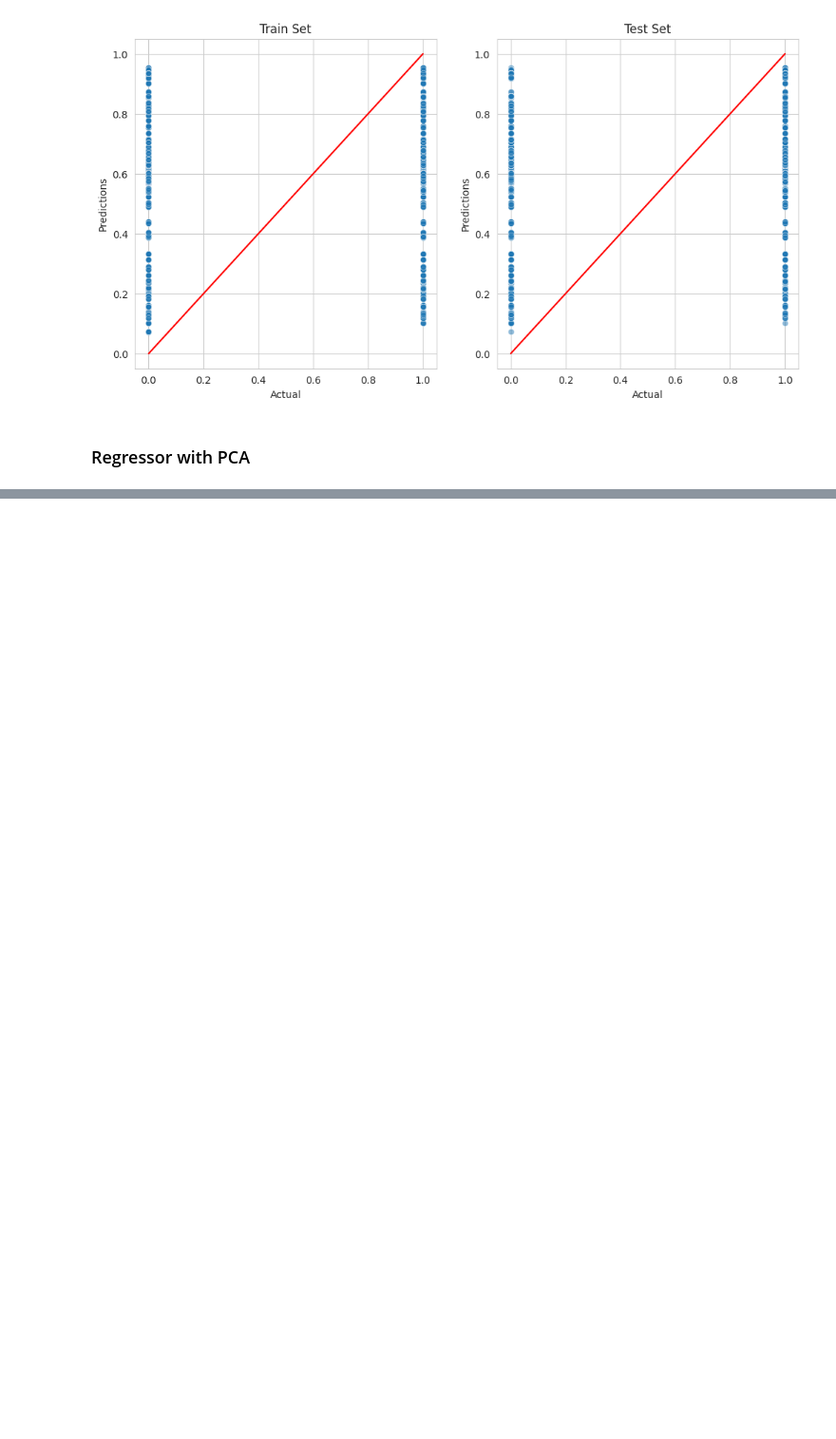
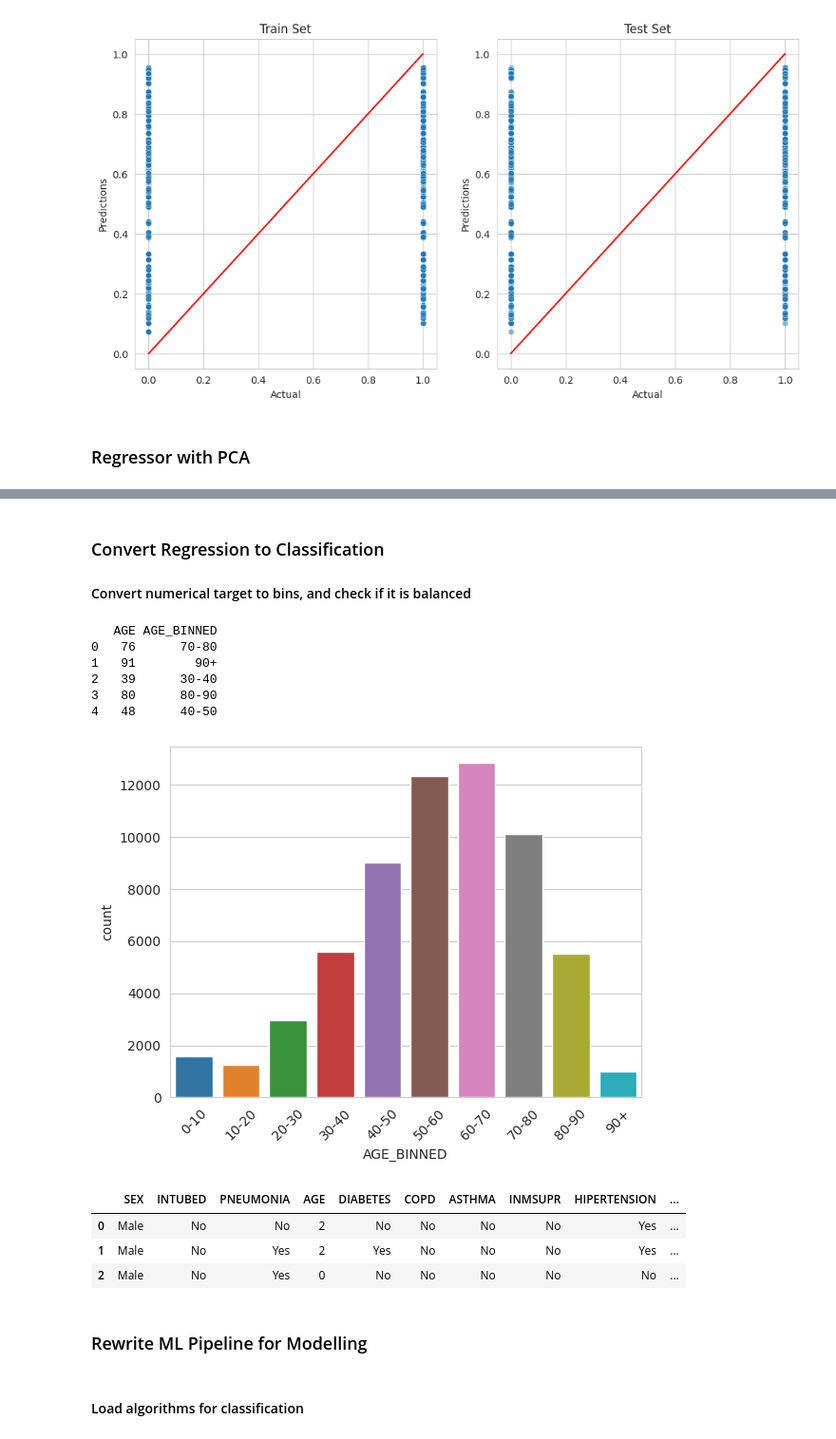
Before and after one commit to cniblock/milestone-covid-19-study, a Jupyter notebook: jupyter_notebooks/04.5 - Modeling and Evaluation - Regression.ipynb, the cells around one changed output, grey strips where cells are left out. Shown at 95% size. Cells and saved outputs as stored; diff of their text form; code cells hidden in the pictures; blank space fills up the shorter version.

```diff
--- a/jupyter_notebooks/04.5 - Modeling and Evaluation - Regression.ipynb
+++ b/jupyter_notebooks/04.5 - Modeling and Evaluation - Regression.ipynb
@@ -360,0 +628,36 @@ regression_evaluation_plots(X_train, y_train, X_test, y_test, best_regressor_pip
+# %% [markdown]
+### Convert Regression to Classification
+
+#### Convert numerical target to bins, and check if it is balanced
+# %%
+import pandas as pd
+import seaborn as sns
+import matplotlib.pyplot as plt
+
+bin_edges = [0, 10, 20, 30, 40, 50, 60, 70, 80, 90, 100]
+bin_labels = [f'{i}-{i+10}' for i in range(0, 90, 10)] + ['90+']
+
+df['AGE_BINNED'] = pd.cut(df['AGE'], bins=bin_edges, labels=bin_labels, right=False)
+
+print(df[['AGE', 'AGE_BINNED']].head())
+
+sns.countplot(data=df, x='AGE_BINNED')
+plt.xticks(rotation=45)
+plt.show()
+# %% [output]
+   AGE AGE_BINNED
+0   76      70-80
+1   91        90+
+2   39      30-40
+3   80      80-90
+4   48      40-50
+[figure, added]
+# %%
+df_clf.head(3)
+# %% [output]
+|  | SEX | INTUBED | PNEUMONIA | AGE | DIABETES | COPD | ASTHMA | INMSUPR | HIPERTENSION | ... |
+| 0 | Male | No | No | 2 | No | No | No | No | Yes | ... |
+| 1 | Male | No | Yes | 2 | Yes | No | No | No | Yes | ... |
+| 2 | Male | No | Yes | 0 | No | No | No | No | No | ... |
+# %% [markdown]
+### Rewrite ML Pipeline for Modelling
@@ -360,0 +687,2 @@ regression_evaluation_plots(X_train, y_train, X_test, y_test, best_regressor_pip
+# %% [markdown]
+#### Load algorithms for classification
```
Also changed, not shown: parts of 76 cells of this notebook, 7 other files.
